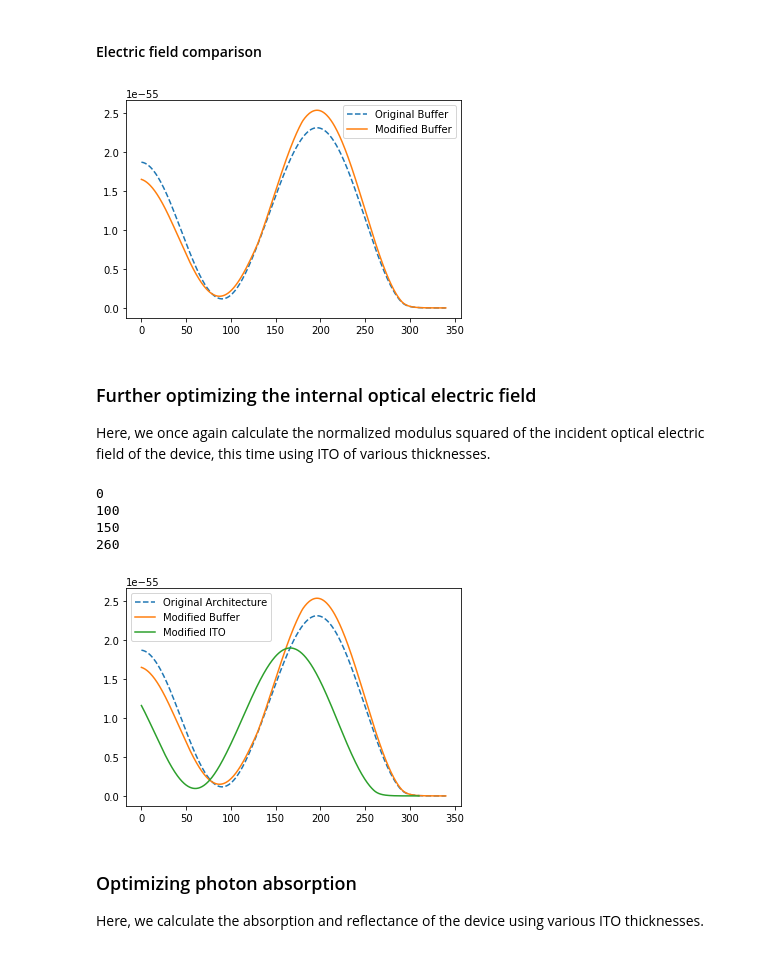
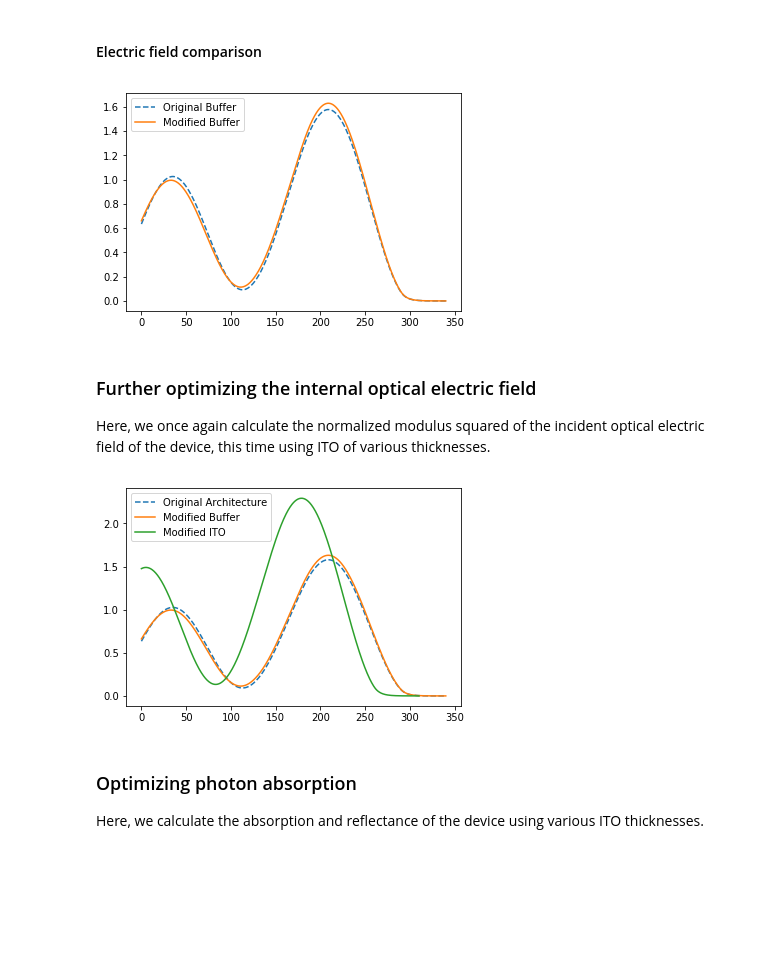
Before and after one commit to JohnPHealey/osc-optical-optimization, a Jupyter notebook: pedot_tfm_simulation.ipynb, the cells around one changed output. Cells and saved outputs as stored; diff of their text form; code cells hidden in the pictures; blank space fills up the shorter version.

Commit message:
Change more constants and stop multiplying by E_0 to get results of the proper scale

```diff
--- a/pedot_tfm_simulation.ipynb
+++ b/pedot_tfm_simulation.ipynb
@@ -149,8 +147,8 @@ xi[0] = float("inf") # ensure that both d and xi are infinite for the ambient, s
 # %% [markdown]
 #### System Transfer Matrix
 # %%
-# Returns the scattering matrix corresponding to the given layers. Defaults to the matrix for the System.
-def scattering_matrix(start_layer=1, stop_layer=m, trans=t, refl=r, thick=d):
+# Returns the scattering matrix corresponding to the given layers
+def scattering_matrix(start_layer, stop_layer, trans, refl, thick, phase):
     prod = np.identity(2) # initial value of cumulative product
     for v in range(start_layer, stop_layer+1):
         # interface matrix I_(v-1)v
@@ -162,7 +160,7 @@ def scattering_matrix(start_layer=1, stop_layer=m, trans=t, refl=r, thick=d):
                                     ])
 
         # layer matrix L_v
-        phase_thickness = xi[v] * thick[v]
+        phase_thickness = phase[v] * thick[v]
         L_v = np.array([
                             [cmath.exp(-1j*phase_thickness), 0],
                             [0, cmath.exp(1j*phase_thickness)]
@@ -189,22 +181,22 @@ print(S)
 Here, we calculate the distribution of the normalized modulus squared of the incident optical electric field of the device using two different buffer layers.
 # %%
 # Returns the electric field at point x in layer j, given the partial scattering matrices.
-def electric_field(S_left, S_right, j, x, thick=d):
-    exp_1 = cmath.exp(-1j*xi[j] * (thick[j]-x))
-    exp_2 = cmath.exp(1j*xi[j] * (thick[j]-x))
+def electric_field(S_left, S_right, j, x, thick, phase):
+    exp_1 = cmath.exp(-1j*phase[j] * (thick[j]-x))
+    exp_2 = cmath.exp(1j*phase[j] * (thick[j]-x))
     numerator = (S_right[0][0] * exp_1) + (S_right[1][0] * exp_2)
 
-    exp_3 = cmath.exp(-1j*xi[j]*thick[j])
-    exp_4 = cmath.exp(1j*xi[j]*thick[j])
+    exp_3 = cmath.exp(-1j*phase[j]*thick[j])
+    exp_4 = cmath.exp(1j*phase[j]*thick[j])
     denominator = (S_left[0][0] * S_right[0][0] * exp_3) + (S_left[0][1] * S_right[1][0] * exp_4)
 
-    return (numerator/denominator) * E_0
+    return numerator/denominator
 # %% [markdown]
 #### Modified buffer layer parameters
 # %%
 # Determined optical properties of [Ambient, ITO, Modified Buffer, Active, Cathode (substrate)]
-eta_mod = np.array([1.0003, 1.736, 1.2, 1.5, 1.37166]) # refractive indices
-k_mod = np.array([0, 0.01178, 0.05, 0.1192994, 7.60477]) # extinction coefficients
+eta_mod = np.array([1.0003, 2.036, 1.44916, 1.7, 1.37166]) # refractive indices
+k_mod = np.array([0, 0.01178, 0.09326, 0.1192994, 7.60477]) # extinction coefficients
 n_mod = eta_mod + 1j*k_mod # complex indices of refraction
 q_mod = n_mod # since we are assuming that the angle of incidence is 0
 
@@ -222,6 +214,8 @@ for j in range(len(q_mod) - 1):
 
 t_mod = np.array(t_mod)
 r_mod = np.array(r_mod)
+xi_mod = q_mod * (2 * math.pi / wavelength)
+xi_mod[0] = float("inf")
 # %% [markdown]
 #### Electric field comparison
 # %%
@@ -231,20 +225,20 @@ position = []
 current_position = 0
 for j in range(1, m+2):
     # To the left of j:
-    S_left = scattering_matrix(1, j-1)
-    S_left_mod = scattering_matrix(1, j-1, trans=t_mod, refl=r_mod)
+    S_left = scattering_matrix(1, j-1, trans=t, refl=r, thick=d, phase=xi)
+    S_left_mod = scattering_matrix(1, j-1, trans=t_mod, refl=r_mod, thick=d, phase=xi_mod)
 
     # To the right of j:
-    S_right = scattering_matrix(j+1, m)
-    S_right_mod = scattering_matrix(j+1, m, trans=t_mod, refl=r_mod)
+    S_right = scattering_matrix(j+1, m, trans=t, refl=r, thick=d, phase=xi)
+    S_right_mod = scattering_matrix(j+1, m, trans=t_mod, refl=r_mod, thick=d, phase=xi_mod)
 
     # Electric field in j:
     x_j = np.linspace(0, d[j], 200) # values for position in this layer
     position.extend(x_j + current_position)
     current_position += d[j]
     for x in x_j:
-        E.append(electric_field(S_left, S_right, j, x))
-        E_mod.append(electric_field(S_left_mod, S_right_mod, j, x))
+        E.append(electric_field(S_left, S_right, j, x, thick=d, phase=xi))
+        E_mod.append(electric_field(S_left_mod, S_right_mod, j, x, thick=d, phase=xi_mod))
 
 E_norm = np.array(np.abs(E)**2)
 E_mod_norm = np.array(np.abs(E_mod)**2)
@@ -253,7 +247,7 @@ plt.plot(position, E_mod_norm, label="Modified Buffer")
 plt.legend()
 plt.show()
 # %% [output]
-[figure, old version]
+[figure, new version]
 # %% [markdown]
 ### Further optimizing the internal optical electric field
 
@@ -261,35 +255,30 @@ Here, we once again calculate the normalized modulus squared of the incident opt
 # %%
 d_mod = [-1, 100, 50, 110, 50]
 E_ito_mod = []
 position_ito_mod = []
 current_position = 0
 for j in range(1, m+2):
-    print(current_position)
     # To the left of j:
-    S_left = scattering_matrix(1, j-1, thick=d_mod)
+    S_left = scattering_matrix(1, j-1, trans=t, refl=r, thick=d_mod, phase=xi)
 
     # To the right of j:
-    S_right = scattering_matrix(j+1, m, thick=d_mod)
+    S_right = scattering_matrix(j+1, m, trans=t, refl=r, thick=d_mod, phase=xi)
 
     # Electric field in j:
     x_j = np.linspace(0, d_mod[j], 200) # values for position in this layer
     position_ito_mod.extend(x_j + current_position)
     current_position += d_mod[j]
     for x in x_j:
-        E_ito_mod.append(electric_field(S_left, S_right, j, x, thick=d_mod))
+        E_ito_mod.append(electric_field(S_left, S_right, j, x, thick=d_mod, phase=xi))
 
 E_ito_mod_norm = np.array(np.abs(E_ito_mod)**2)
 plt.plot(position, E_norm, label="Original Architecture", linestyle='--')
 plt.plot(position, E_mod_norm, label="Modified Buffer")
 plt.plot(position_ito_mod, E_ito_mod_norm, label="Modified ITO")
 plt.legend()
 plt.show()
 # %% [output]
-0
-100
-150
-260
-[figure, old version]
+[figure, new version]
 # %% [markdown]
 ### Optimizing photon absorption
 
```
Also changed, not shown: parts of 3 cells of this notebook, 1 other file.
